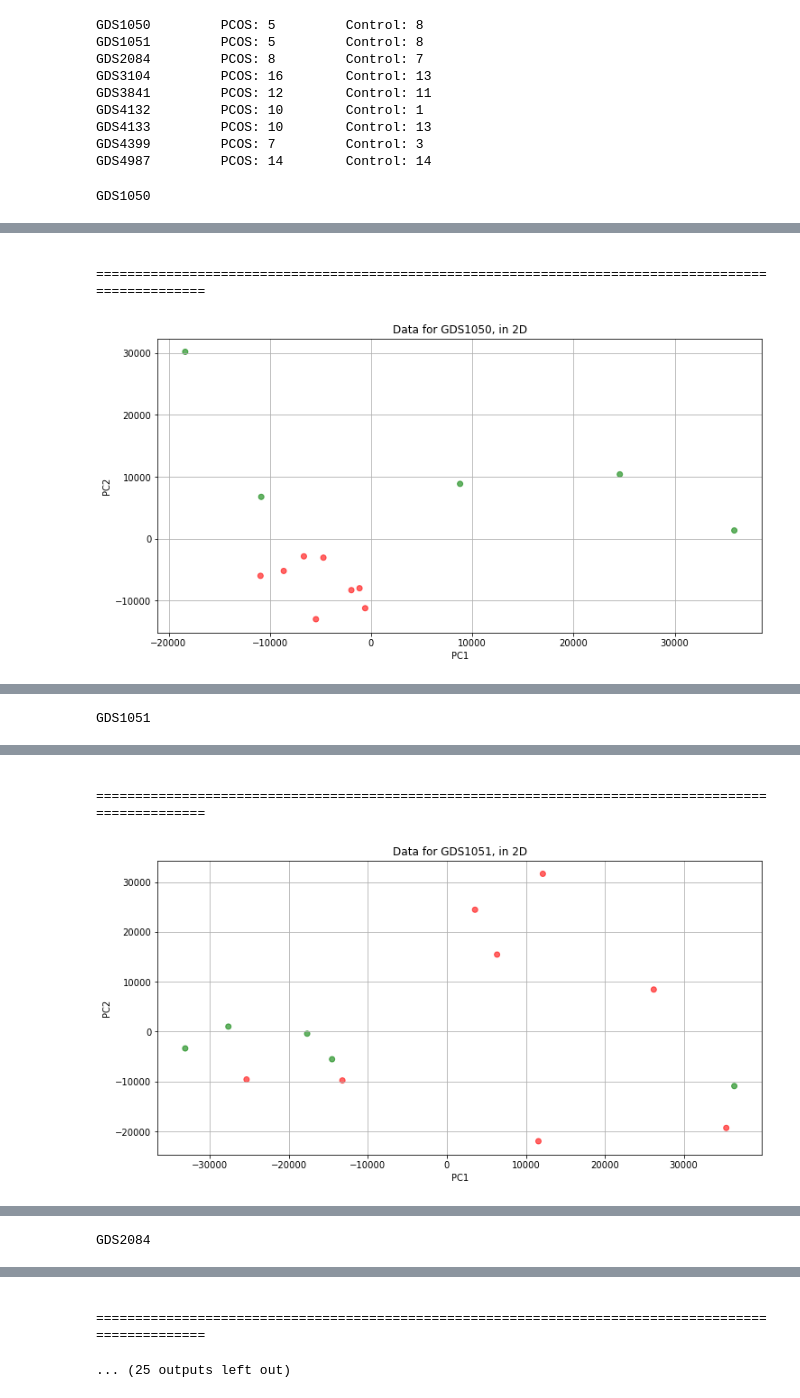
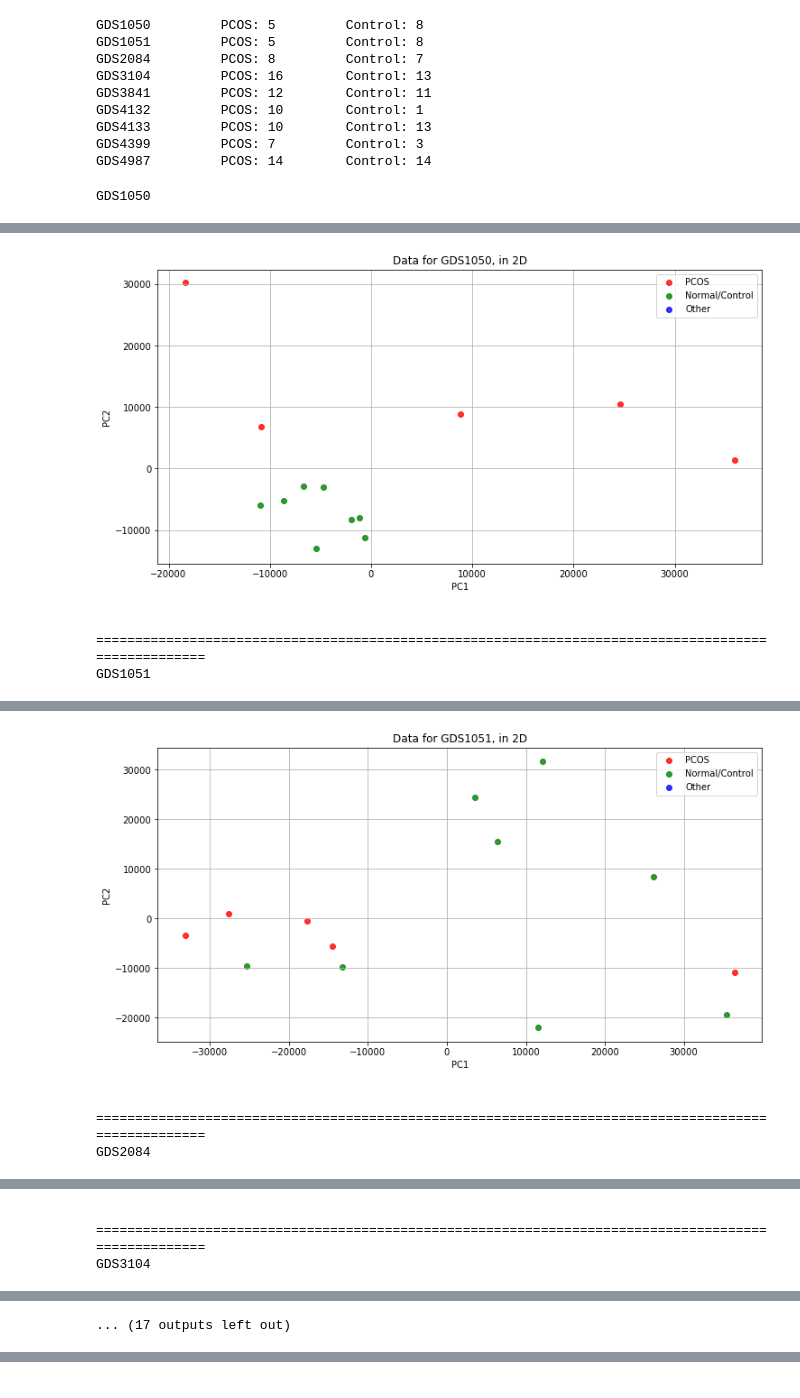
Before and after one commit to sowmyamanojna/PCOS-Gene-Expression-Data-Analysis, a Jupyter notebook: codes/read_data.ipynb, the cells around one changed output, grey strips where cells are left out. Cells and saved outputs as stored; diff of their text form; code cells hidden in the pictures.

Commit message:
Minor change in code, added legends

```diff
--- a/codes/read_data.ipynb
+++ b/codes/read_data.ipynb
@@ -60,15 +26,24 @@ for i in file_names:
     complete_data = fin.read().splitlines()
     fin.close()
 
+    # Find position from which the dataset tabular form begins
     pos = complete_data.index("!dataset_table_begin")
     data = [i.split("\t") for i in complete_data[pos+1:-1]]
     df = pd.DataFrame(data[1:], columns=data[0])
+    # Remove the last 19 columns
     new_columns = df.columns[:-19]
     PCOS = []
+    # Additionally ignore the first 2 and last 1 column
+    # Get the mapping - PCOS, Normal, Other == [1, 0, -1]
     for j in new_columns[2:-1]:
-        if j in PCOS_mapping[i]: PCOS.append(1)
-        else: PCOS.append(0)
+        if j in PCOS_mapping[i]:
+            PCOS.append(1)
+        elif j in control_mapping[i]:
+            PCOS.append(0)
+        else:
+            PCOS.append(-1)
 
+    # Transpose and add PCOS mapping column
     df = df[new_columns[2:-1]].T
     df["PCOS"] = PCOS
     df.index.rename('sample_id', inplace=True)
@@ -132,40 +108,56 @@ GDS4133         PCOS: 10        Control: 13
 GDS4399         PCOS: 7         Control: 3
 GDS4987         PCOS: 14        Control: 14
 # %%
+# Set PCA components to 2
+N_COMPONENTS = 2
+X_complete = np.empty((1,2))
+y_complete = np.empty((1,))
+
+classes = ["PCOS", "Normal/Control", "Other"]
+colors = {i:j for i,j in zip(classes, ['r','g','b'])}
+
 for i in file_names:
     df = pd.read_csv(i+".csv", index_col=0)
     X = df.drop(["PCOS"], axis=1).to_numpy()
     y = df["PCOS"]
 
     print(i)
-    pca = PCA(n_components=2)
+    pca = PCA(n_components=N_COMPONENTS)
+
+    # Interpolating with zeros
     X[np.isnan(X)] = 0
     pca.fit(X)
     X_pca = pca.transform(X)
+
+    X_complete = np.r_[X_complete, X_pca]
+    y_complete = np.r_[y_complete, y]
+
     df_pca = pd.DataFrame(X_pca)
     df_pca = df_pca.set_index(df.index)
     df_pca["PCOS"] = y
     df_pca["PCOS"] = df_pca["PCOS"].astype("str")
     df_pca = df_pca.rename(columns={0:"PC1", 1:"PC2"})
 
     fig = px.scatter(df_pca, x="PC1", y="PC2", color="PCOS", title="Data for "+i+", in 2D")
     fig.show()
-    print("\n", "="*100)
 
-    df['C'] = "0"
-    df.loc[df["PCOS"]==0, 'C'] = "r"
-    df.loc[df["PCOS"]==1, 'C'] = "g"
+    fig, ax = plt.subplots(figsize=[12,6])
+    for j,k in enumerate([1, 0, -1]):
+        ix = np.where(y==k)
+        ax.scatter(df_pca["PC1"].iloc[ix], df_pca["PC2"].iloc[ix], c=colors[classes[j]], label=classes[j], alpha=0.8)
 
-    plt.figure(figsize=[12,6])
-    plt.scatter(df_pca["PC1"], df_pca["PC2"], color=df["C"].tolist(), alpha=0.6)
     plt.xlabel("PC1")
     plt.ylabel("PC2")
+    plt.grid(True)
     plt.title("Data for "+i+", in 2D")
-    plt.grid(True)
+    ax.legend()
     plt.show()
+
+    print("\n", "="*100)
 # %% [output]
 GDS1050
 [interactive output not drawn]
 [interactive output not drawn]
+[figure, new version]
  ====================================================================================================
+GDS1051
-[figure, old version]
@@ -172 +165,3 @@ GDS1050
+[figure, new version]
-GDS1051
+ ====================================================================================================
+GDS2084
@@ -174,2 +170,2 @@ GDS1051
  ====================================================================================================
+GDS3104
-[figure, old version]
@@ -176 +173 @@ GDS1051
-GDS2084
+... (17 outputs left out)
@@ -178,2 +173,0 @@ GDS2084
- ====================================================================================================
-... (25 outputs left out)
```
Also changed, not shown: parts of 4 cells of this notebook, 2 other files.
